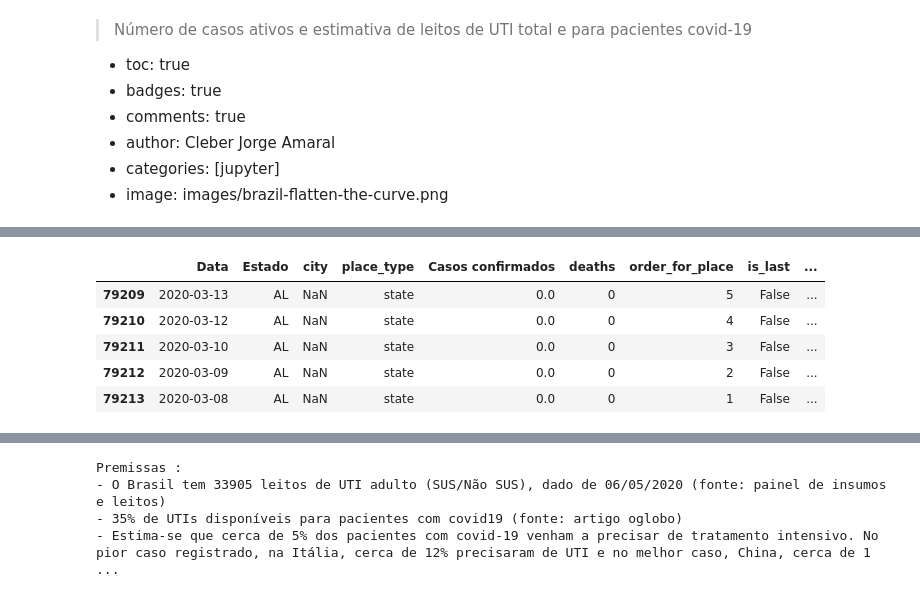
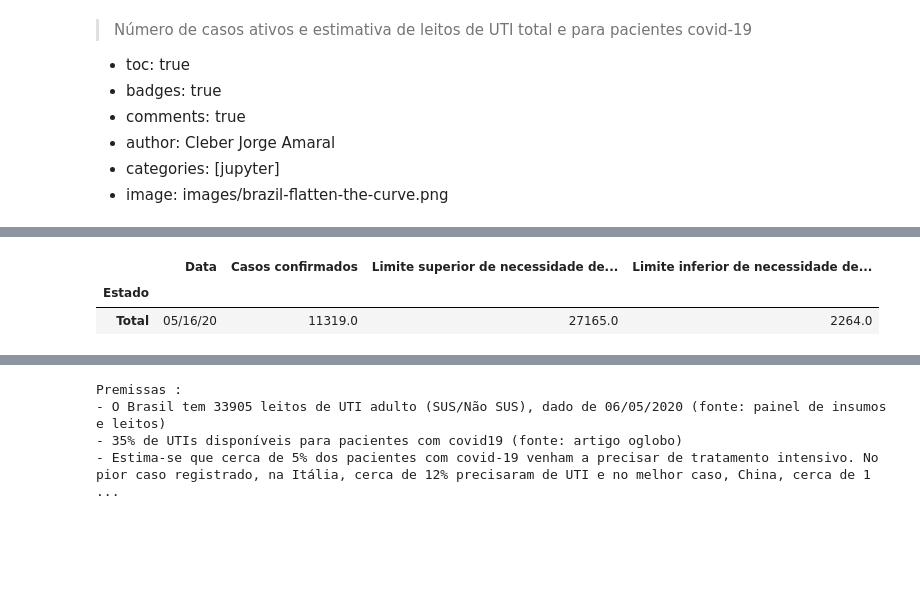
Before and after one commit to cleberjamaral/fastpages, a Jupyter notebook: _drafts/brazil_flatten_curve_states.ipynb, the cells around one changed output, grey strips where cells are left out. Saved outputs shown, nothing was run; the diff lists cells and outputs as text; code cells hidden in the pictures; blank space fills up the shorter version.

Commit message:
Added analysis by state

```diff
--- a/_drafts/brazil_flatten_curve_states.ipynb
+++ b/_drafts/brazil_flatten_curve_states.ipynb
@@ -39,11 +51,10 @@ LOWER_BOUND_ICU_NEED = 0.01
 # %%
-url = ('https://data.brasil.io/dataset/covid19/caso.csv.gz')
-src = pd.read_csv(url)
+#hide
 df = src[(src['place_type'] == 'state')]
 df = df.rename(columns={
      "state": STATE_COLUMN,
      "date":DATE_COLUMN,
-     "confirmed":VALUE,
-     "actives": CONFIRMED_CASES
+     "confirmed":CONFIRMED_CASES
 })
-df.sample(5)
+# hold a backup
+backup = df.copy()
@@ -62,0 +61,4 @@ src_icus['Leitos UTI adulto'].sum()
+# %%
+#hide
+cols = df.columns[~df.columns.isin([DATE_COLUMN, STATE_COLUMN, CONFIRMED_CASES])]
+df = df.drop(cols, axis=1)
@@ -62,0 +89,7 @@ src_icus['Leitos UTI adulto'].sum()
+# %%
+#hide
+# get total per day and per state
+df = df[[STATE_COLUMN,DATE_COLUMN,CONFIRMED_CASES]].groupby([STATE_COLUMN,DATE_COLUMN],as_index = False).sum().pivot(STATE_COLUMN,DATE_COLUMN).fillna(0)
+total = df.sum(axis=0)
+df.loc['Total',CONFIRMED_CASES]=total
+df = df.reset_index()
@@ -63,18 +116,19 @@ src_icus['Leitos UTI adulto'].sum()
+# %%
+#hide
+# unpivot data
+df = df.melt(id_vars=[STATE_COLUMN], value_vars=[CONFIRMED_CASES])
+df = df.drop([None], axis=1)
+df = df.rename(columns={'value':CONFIRMED_CASES})
 # %%
 #hide
-data = df.copy()
-df = data.copy()
-df[UPPER_BOUND_ICU_NEED_STR] = round(df[VALUE] * (UPPER_BOUND_ICU_NEED),0)
-df[LOWER_BOUND_ICU_NEED_STR] = round(df[VALUE] * (LOWER_BOUND_ICU_NEED),0)
-df = df.rename(columns={VALUE:CONFIRMED_CASES})
+# add lower and upper bounds
+df = df[(df[STATE_COLUMN] == 'Total')]
+df[UPPER_BOUND_ICU_NEED_STR] = round(df[CONFIRMED_CASES] * (UPPER_BOUND_ICU_NEED),0)
+df[LOWER_BOUND_ICU_NEED_STR] = round(df[CONFIRMED_CASES] * (LOWER_BOUND_ICU_NEED),0)
 df[CONFIRMED_CASES] = round(df[CONFIRMED_CASES] * (CASES_NEED_ICU),0)
-df.tail()
 # %% [output]
-|  | Data | Estado | city | place_type | Casos confirmados | deaths | order_for_place | is_last | ... |
-| 79209 | 2020-03-13 | AL | NaN | state | 0.0 | 0 | 5 | False | ... |
-| 79210 | 2020-03-12 | AL | NaN | state | 0.0 | 0 | 4 | False | ... |
-| 79211 | 2020-03-10 | AL | NaN | state | 0.0 | 0 | 3 | False | ... |
-| 79212 | 2020-03-09 | AL | NaN | state | 0.0 | 0 | 2 | False | ... |
-| 79213 | 2020-03-08 | AL | NaN | state | 0.0 | 0 | 1 | False | ... |
+|  | Data | Casos confirmados | Limite superior de necessidade de... | Limite inferior de necessidade de... |
+| Estado |  |  |  |  |
+| Total | 05/16/20 | 11319.0 | 27165.0 | 2264.0 |
 # %%
 #hide_input
```
Also changed, not shown: parts of 17 cells of this notebook.
